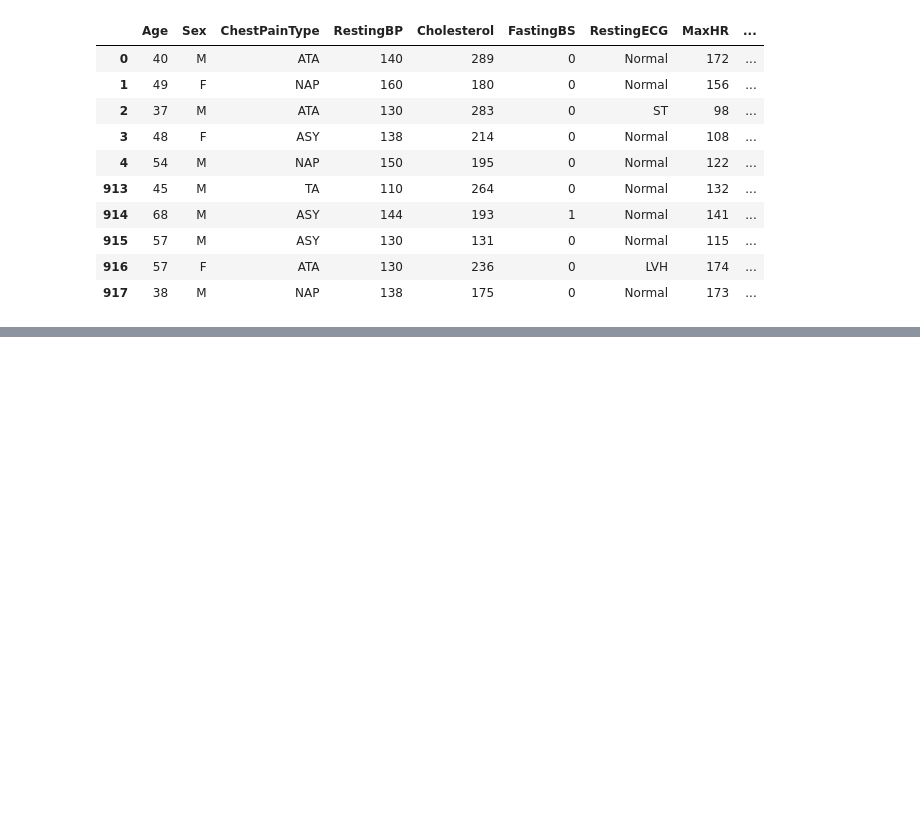
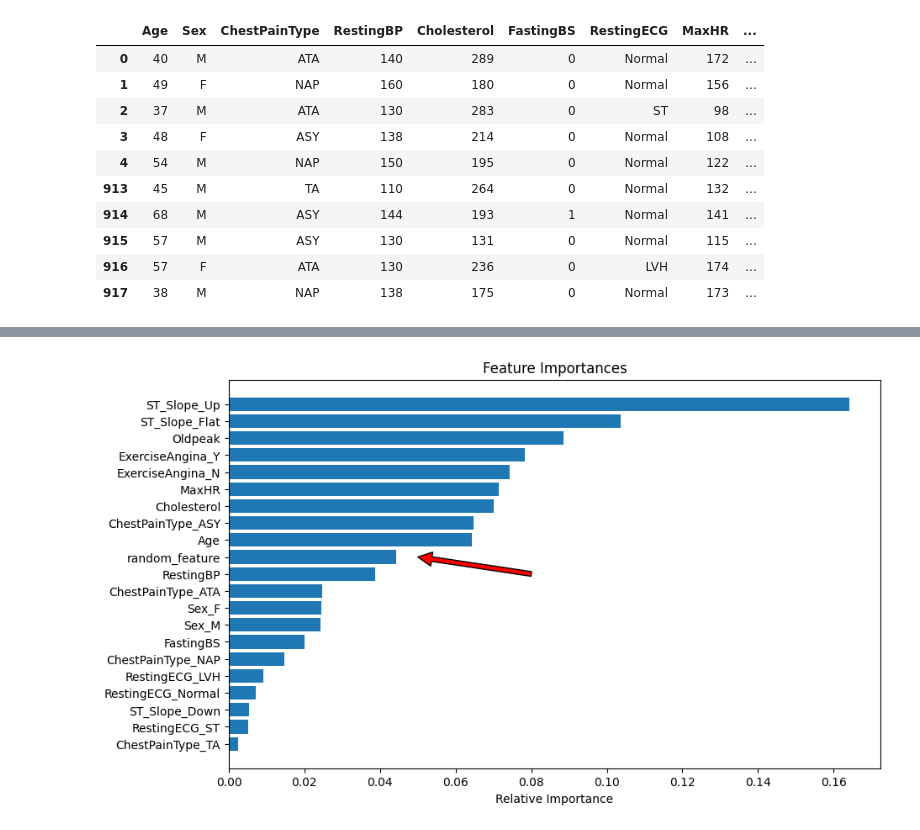
Before and after one commit to archimage-wiz/DS_ModelsParametersModule1, a Jupyter notebook: 14ModelQualityImprovement/hw.ipynb, the cells around one changed output, grey strips where cells are left out. Saved outputs shown, nothing was run; the diff lists cells and outputs as text; code cells hidden in the pictures; blank space fills up the shorter version.

```diff
--- a/14ModelQualityImprovement/hw.ipynb
+++ b/14ModelQualityImprovement/hw.ipynb
@@ -41,0 +53,6 @@ memory usage: 86.2+ KB
+# %%
+from sklearn.model_selection import train_test_split
+
+X_train, X_test, y_train, y_test = train_test_split(data, y, test_size=0.2, random_state=42)
+
+(X_train.shape, X_test.shape, y_train.shape, y_test.shape)
@@ -93,0 +76,13 @@ xx.apply(lambda x: x.value_counts())
+# %%
+from sklearn.preprocessing import OneHotEncoder
+from sklearn.preprocessing import StandardScaler
+
+ohe = OneHotEncoder(handle_unknown='ignore', sparse_output=False)
+scaler = StandardScaler()
+# %%
+cat_cols = ['Sex', 'ChestPainType', 'RestingECG', 'ExerciseAngina', 'ST_Slope']
+# cat_cols = ['ChestPainType', 'ExerciseAngina', 'ST_Slope']
+
+X_train = blow_df(ohe, X_train, cat_cols, fit=True, scaler=scaler)
+
+pd.concat([X_train.head(), X_train.tail()])
@@ -93,0 +275,10 @@ xx.apply(lambda x: x.value_counts())
+# %%
+best['criterion'] = ['gini', 'entropy', 'log_loss'][best['criterion']]
+best['max_depth'] = int(best['max_depth'])
+best['min_samples_split'] = int(best['min_samples_split'])
+best['min_samples_leaf'] = int(best['min_samples_leaf'])
+best['n_estimators'] = int(best['n_estimators'])
+
+best_final = RandomForestClassifier(**best).fit(X_train, y_train)
+
+cvb(best_final, X_train, y_train)
@@ -93,0 +324,16 @@ xx.apply(lambda x: x.value_counts())
+# %%
+feature_importances = best_final.feature_importances_
+indices = np.argsort(feature_importances)
+plt.figure(figsize=(10, 6))
+plt.title('Feature Importances')
+plt.barh(range(len(indices)), feature_importances[indices], align='center')
+plt.yticks(range(len(indices)), [X_train.columns[i] for i in indices])
+plt.xlabel('Relative Importance')
+plt.annotate('',
+             xy=(0.05, 11),
+             xytext=(0.08, 10),
+             arrowprops=dict(facecolor='red', shrink=0.0),
+             fontsize=15, color='red')
+plt.show()
+# %% [output]
+[figure, added]
```
Also changed, not shown: parts of 19 cells of this notebook.
